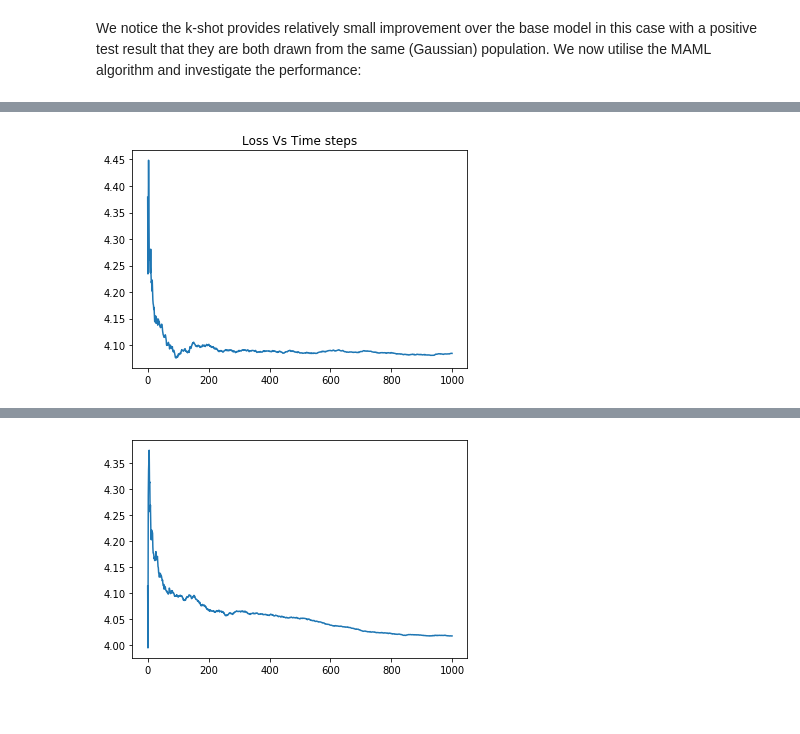
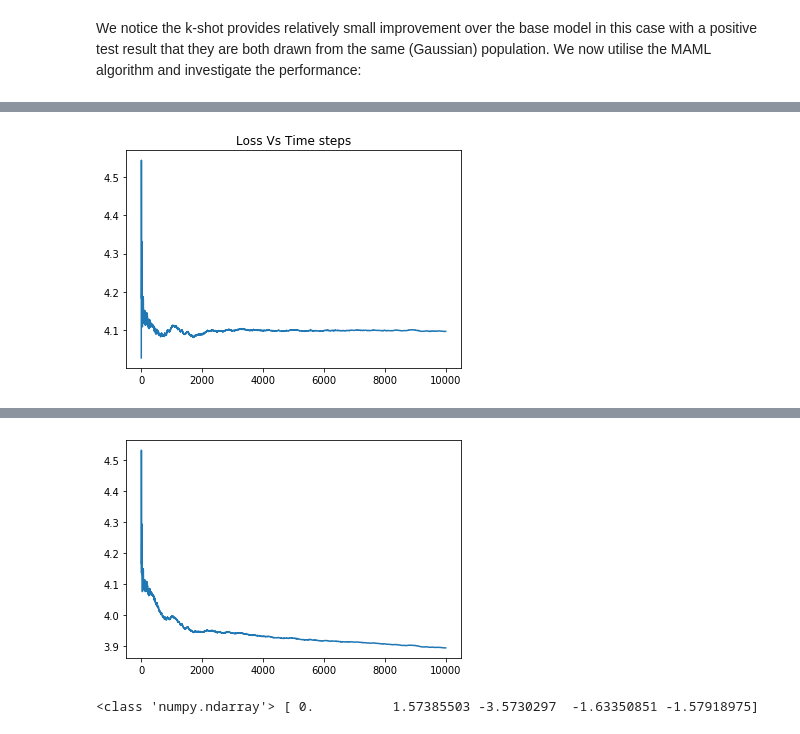
Before and after one commit to jase-clarkson/micro_2, a Jupyter notebook: AR_1_MAML.ipynb, the cells around one changed output, grey strips where cells are left out. Cells and saved outputs as stored; diff of their text form; code cells hidden in the pictures.

Commit message:
add ols model

```diff
--- a/AR_1_MAML.ipynb
+++ b/AR_1_MAML.ipynb
@@ -370,7 +373,7 @@ def train_maml(model, epochs, dataset, lr_inner=0.01, batch_size=1, log_steps=50
         plt.plot(losses)
         plt.show()
 # %%
-train_dataset = make_nonstat_dataset()
+train_dataset = make_nonstat_dataset(N=10000)
 
 ANN = train_model(train_dataset)
 
@@ -383 +395 @@ train_maml(maml_model, 1, train_dataset)
-[figure, old version]
+[figure, new version]
@@ -385,4 +415,4 @@ Step 500: loss = 4.050267027334302, Time to run 500 steps = 16.555357456207275
-[figure, old version]
+[figure, new version]
 # %%
 test_alpha = .8
 test_var = 2
@@ -394,8 +424,13 @@ kshot_MAML.set_kshot()
 kshot_ANN = copy_model(ANN, init)
 kshot_ANN.set_kshot()
 
-models = [ANN, kshot_ANN, maml_model, kshot_MAML, LinearModel(alpha)]
+ols = OLS_AR_Model()
+ols.train(train_dataset)
+
+models = [ANN, kshot_ANN, maml_model, kshot_MAML, ols, LinearModel(alpha)]
 
 r2s = benchmark_models_kshot(models, alpha=test_alpha, var=test_var).infer_objects()
+# %% [output]
+<class 'numpy.ndarray'> [ 0.          1.57385503 -3.5730297  -1.63350851 -1.57918975]
 # %%
 r2s.describe()
```
Also changed, not shown: parts of 4 cells of this notebook.
